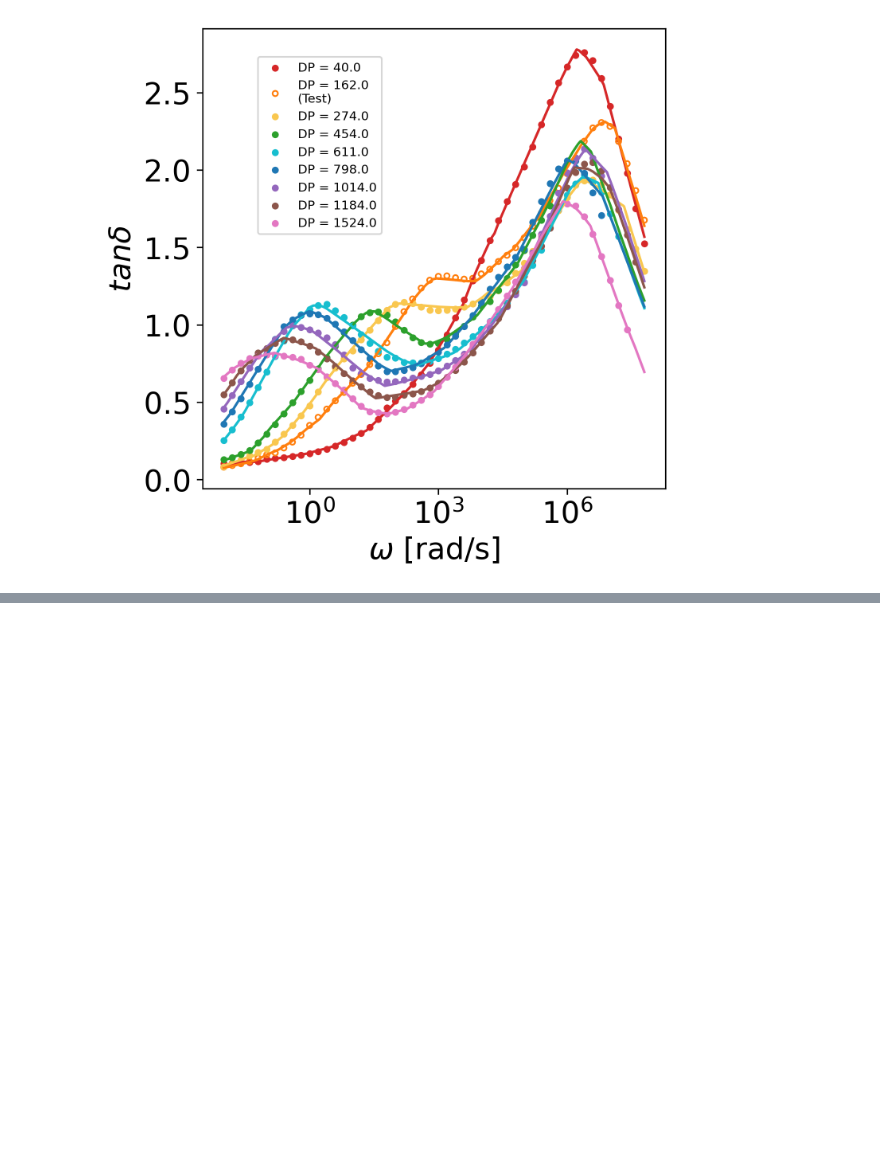
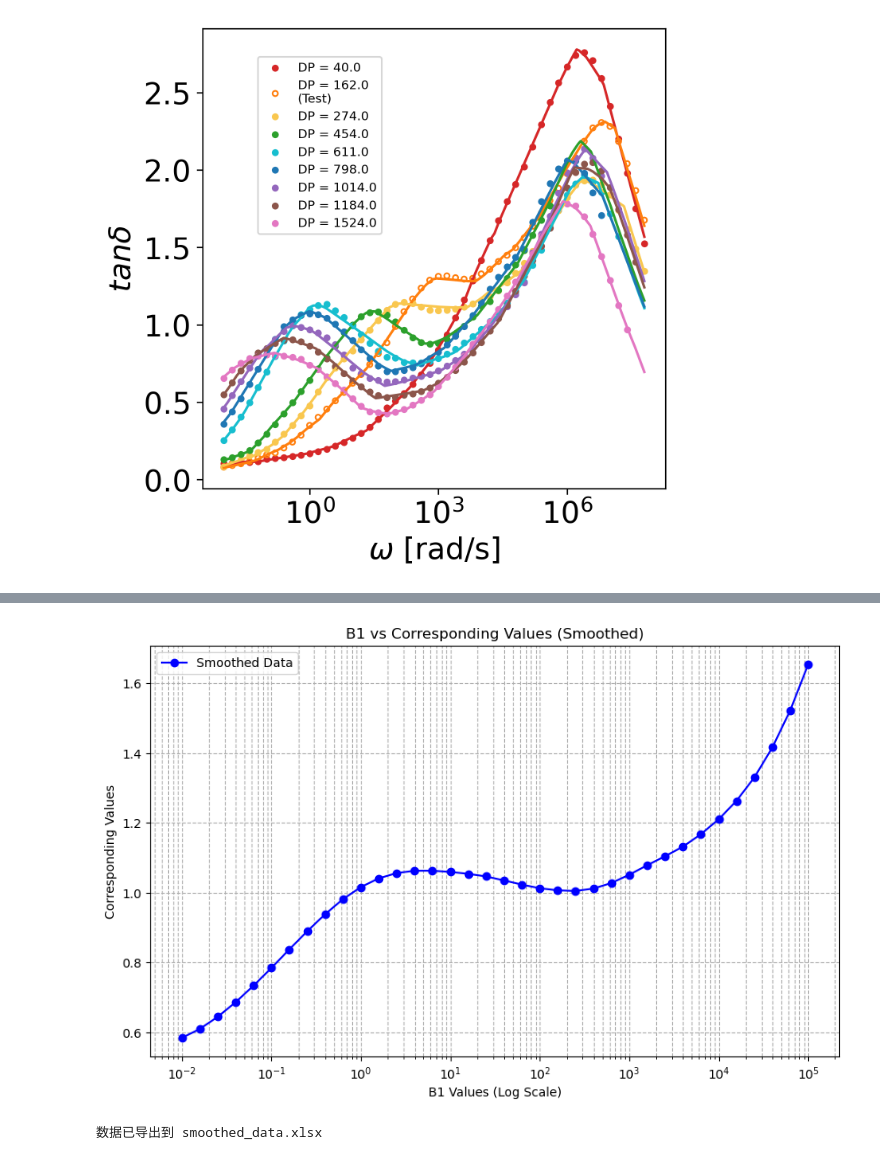
Before and after one commit to xiaolihuamao/Constitutive_Equation, a Jupyter notebook: MFNN/singlefluid/MFNN_single_PBFs.ipynb, the cells around one changed output, grey strips where cells are left out. Drawn from its saved outputs; the diff is of its cells as text; code cells hidden in the pictures; blank space fills up the shorter version.

```diff
--- a/MFNN/singlefluid/MFNN_single_PBFs.ipynb
+++ b/MFNN/singlefluid/MFNN_single_PBFs.ipynb
@@ -441,0 +541,62 @@ torch.save(model_HF_l.state_dict(), 'model/model_l_pinn_pbfs_lossf.pth')
+# %%
+import matplotlib.pyplot as plt
+import numpy as np
+from scipy.signal import savgol_filter
+import pandas as pd
+# 数据
+b1_values = [
+    100000, 63100, 39800, 25100, 15800, 10000, 6310, 3980, 2510, 1580,
+    1000, 631, 398, 251, 158, 100, 63.1, 39.8, 25.1, 15.8,
+    10, 6.31, 3.98, 2.51, 1.58, 1, 0.631, 0.398, 0.251, 0.158,
+    0.1, 0.0631, 0.0398, 0.0251, 0.0158, 0.01
+]
+
+new_values = [
+    1.65035, 1.5205, 1.4306, 1.3392, 1.2508, 1.19528, 1.17055, 1.144, 1.119,
+    1.075, 1.053, 1.031, 1.01, 0.99, 1.00, 1.02, 1.03, 1.04007,
+    1.04582, 1.0522, 1.05732, 1.05929, 1.0637, 1.05992, 1.04606, 1.02023, 0.98621,
+    0.9377, 0.88793, 0.83564, 0.78398, 0.73421, 0.68696, 0.64412, 0.6101, 0.58364
+]
+
+# 对数据进行平滑处理
+window_length = 11  # 窗口长度（必须是奇数）
+polyorder = 3       # 多项式拟合的阶数
+smoothed_values = savgol_filter(new_values, window_length, polyorder)
+# 创建图表
+plt.figure(figsize=(10, 6))
+
+# 绘制原始数据
+#plt.semilogx(b1_values, new_values, marker='s', linestyle='--', color='g', label='Original Data')
+
+# 绘制平滑后的数据
+plt.semilogx(b1_values, smoothed_values, marker='o', linestyle='-', color='b', label='Smoothed Data')
+
+# 添加标题和标签
+plt.title('B1 vs Corresponding Values (Smoothed)')
+plt.xlabel('B1 Values (Log Scale)')
+plt.ylabel('Corresponding Values')
+
+# 添加网格
+plt.grid(True, which="both", ls="--")
+
+# 显示图例
+plt.legend()
+
+# 显示图表
+plt.show()
+# 将数据保存到 DataFrame
+data = {
+    'B1 Values': b1_values,
+    'Original Values': new_values,
+    'Smoothed Values': smoothed_values
+}
+df = pd.DataFrame(data)
+
+# 导出到 Excel 文件
+output_file = 'smoothed_data.xlsx'
+df.to_excel(output_file, index=False)
+
+print(f"数据已导出到 {output_file}")
+# %% [output]
+[figure, added]
+数据已导出到 smoothed_data.xlsx
```
Also changed, not shown: parts of 2 cells of this notebook, 6 other files.
